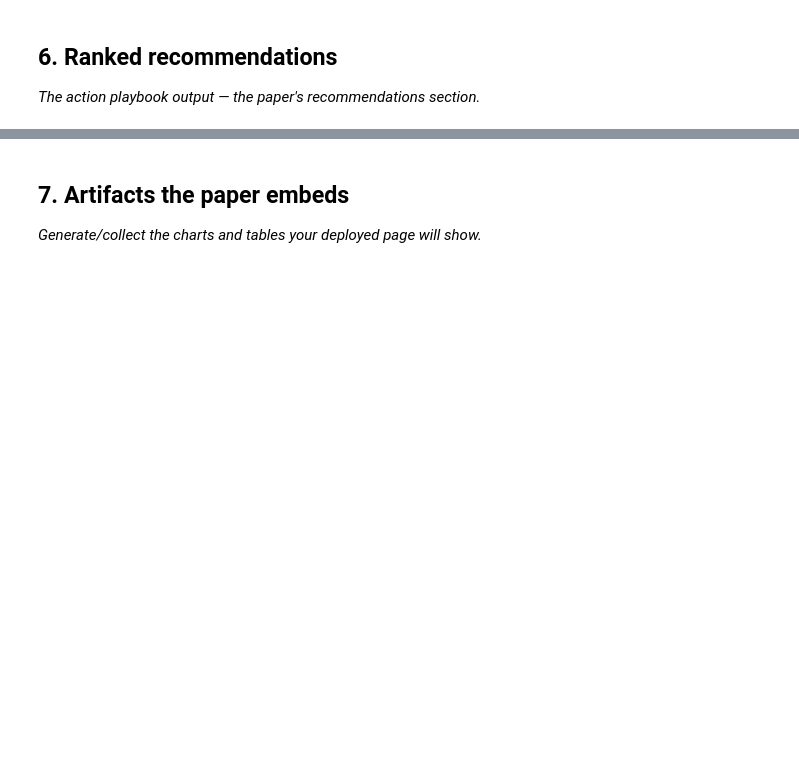
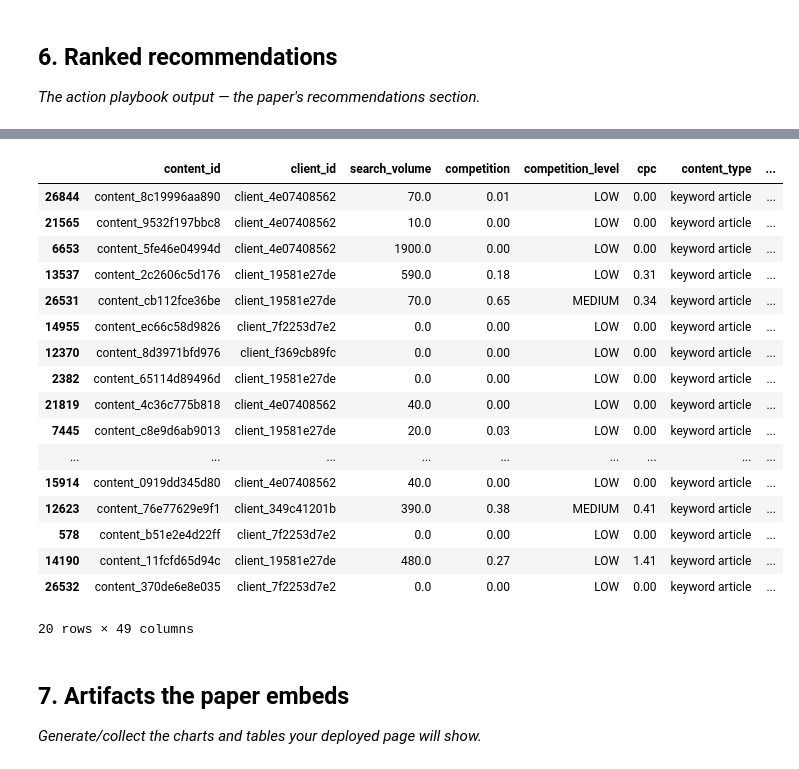
Before and after one commit to hanamonem/flyrank-ml-internship, a Jupyter notebook: work/notebooks/capstone.ipynb, the cells around one changed output, grey strips where cells are left out. Saved outputs shown, nothing was run; the diff lists cells and outputs as text; code cells hidden in the pictures; blank space fills up the shorter version.

```diff
--- a/work/notebooks/capstone.ipynb
+++ b/work/notebooks/capstone.ipynb
@@ -20,0 +200,6 @@ This skeleton is yours to fill. Work the sections **in order** — each one has
+# %%
+df["refresh_score"] = (
+      (-df["impression_delta"] * 0.4)
+    + (-df["click_delta"] * 0.4)
+    + (df["days_since_last_update"] * 0.2)
+)
@@ -33,3 +412,33 @@ This skeleton is yours to fill. Work the sections **in order** — each one has
+# %%
+df["predicted_refresh_score"] = model.predict(
+    df[features]
+)
+
+recommendations = df.sort_values(
+    "predicted_refresh_score",
+    ascending=False
+)
+
+recommendations.head(20)
+# %% [output]
+|  | content_id | client_id | search_volume | competition | competition_level | cpc | content_type | ... |
+| 26844 | content_8c19996aa890 | client_4e07408562 | 70.0 | 0.01 | LOW | 0.00 | keyword article | ... |
+| 21565 | content_9532f197bbc8 | client_4e07408562 | 10.0 | 0.00 | LOW | 0.00 | keyword article | ... |
+| 6653 | content_5fe46e04994d | client_4e07408562 | 1900.0 | 0.00 | LOW | 0.00 | keyword article | ... |
+| 13537 | content_2c2606c5d176 | client_19581e27de | 590.0 | 0.18 | LOW | 0.31 | keyword article | ... |
+| 26531 | content_cb112fce36be | client_19581e27de | 70.0 | 0.65 | MEDIUM | 0.34 | keyword article | ... |
+| 14955 | content_ec66c58d9826 | client_7f2253d7e2 | 0.0 | 0.00 | LOW | 0.00 | keyword article | ... |
+| 12370 | content_8d3971bfd976 | client_f369cb89fc | 0.0 | 0.00 | LOW | 0.00 | keyword article | ... |
+| 2382 | content_65114d89496d | client_19581e27de | 0.0 | 0.00 | LOW | 0.00 | keyword article | ... |
+| 21819 | content_4c36c775b818 | client_4e07408562 | 40.0 | 0.00 | LOW | 0.00 | keyword article | ... |
+| 7445 | content_c8e9d6ab9013 | client_19581e27de | 20.0 | 0.03 | LOW | 0.00 | keyword article | ... |
+| ... | ... | ... | ... | ... | ... | ... | ... | ... |
+| 15914 | content_0919dd345d80 | client_4e07408562 | 40.0 | 0.00 | LOW | 0.00 | keyword article | ... |
+| 12623 | content_76e77629e9f1 | client_349c41201b | 390.0 | 0.38 | MEDIUM | 0.41 | keyword article | ... |
+| 578 | content_b51e2e4d22ff | client_7f2253d7e2 | 0.0 | 0.00 | LOW | 0.00 | keyword article | ... |
+| 14190 | content_11fcfd65d94c | client_19581e27de | 480.0 | 0.27 | LOW | 1.41 | keyword article | ... |
+| 26532 | content_370de6e8e035 | client_7f2253d7e2 | 0.0 | 0.00 | LOW | 0.00 | keyword article | ... |
+20 rows × 49 columns
 # %% [markdown]
 ## 7. Artifacts the paper embeds
 
```
Also changed, not shown: parts of 24 cells of this notebook.
